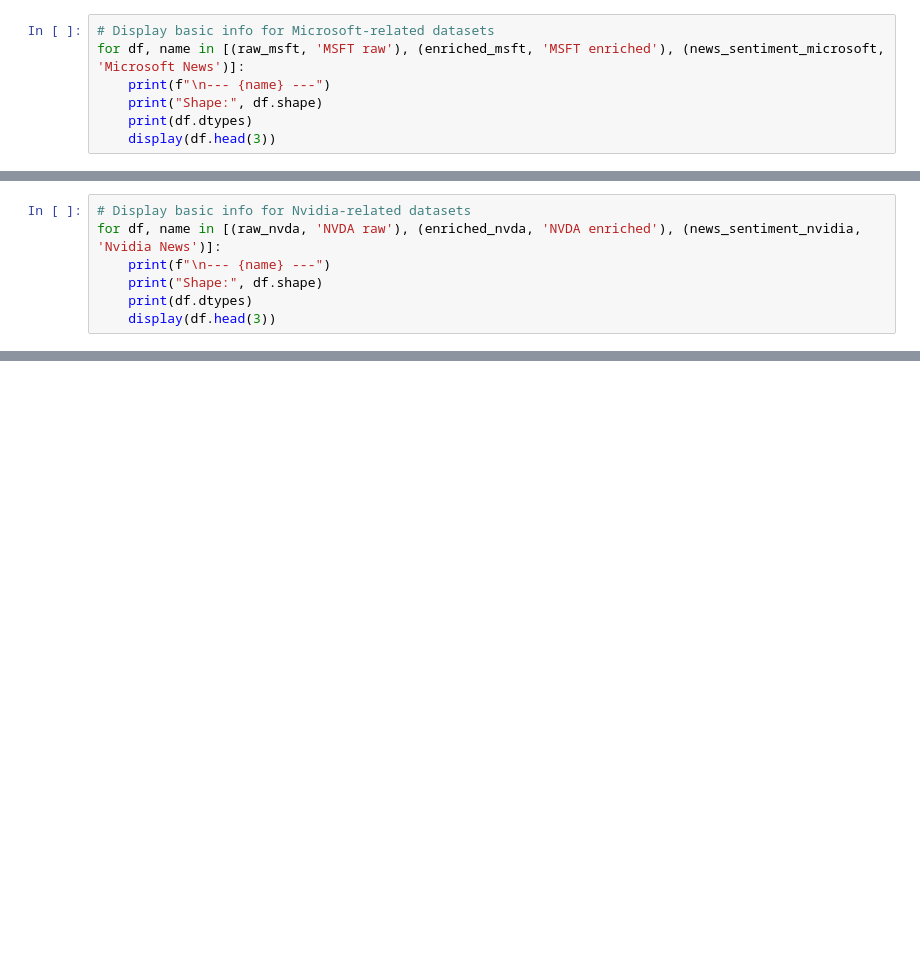
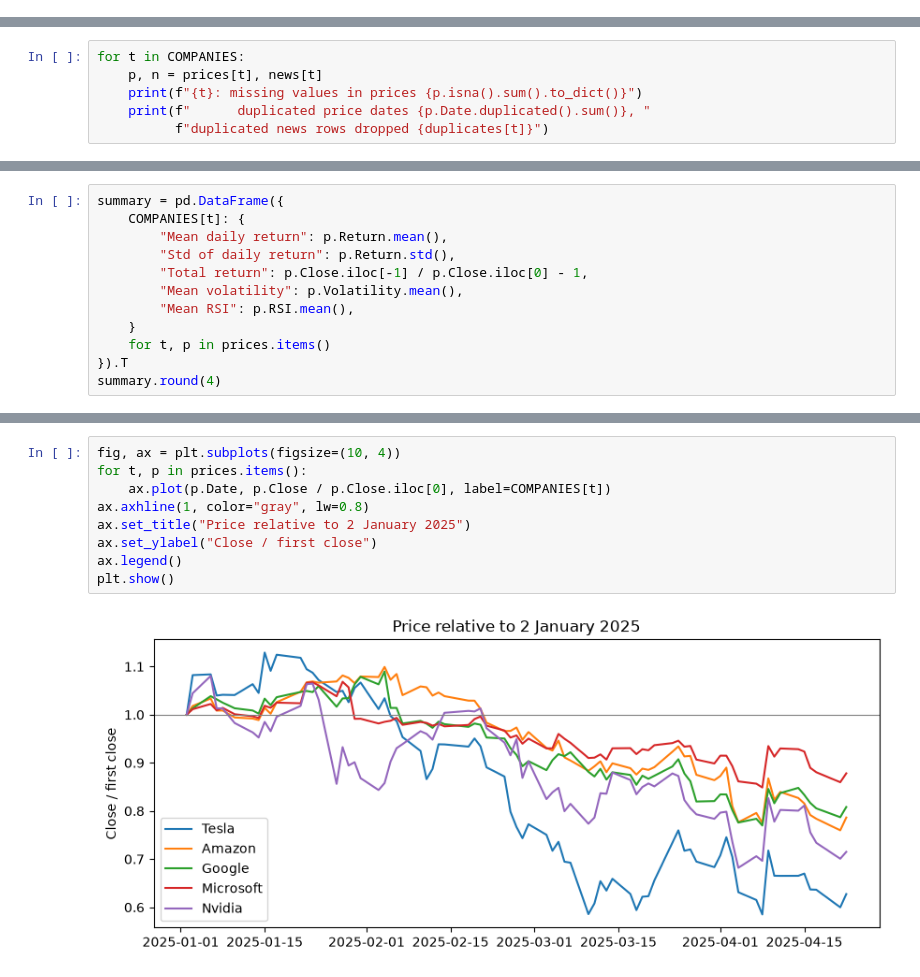
Before and after one commit to ayberkarpaci/DSA210-Project, a Jupyter notebook: Exploratory Data Analysis and Hypothesis Testing.ipynb, the cells around one changed output, grey strips where cells are left out. Cells and saved outputs as stored; diff of their text form; blank space fills up the shorter version.

```diff
--- a/Exploratory Data Analysis and Hypothesis Testing.ipynb
+++ b/Exploratory Data Analysis and Hypothesis Testing.ipynb
@@ -185,7 +0,0 @@ dtype: object
-# %%
-# Display basic info for Microsoft-related datasets
-for df, name in [(raw_msft, 'MSFT raw'), (enriched_msft, 'MSFT enriched'), (news_sentiment_microsoft, 'Microsoft News')]:
-    print(f"\n--- {name} ---")
-    print("Shape:", df.shape)
-    print(df.dtypes)
-    display(df.head(3))
@@ -237,7 +0,0 @@ dtype: object
-# %%
-# Display basic info for Nvidia-related datasets
-for df, name in [(raw_nvda, 'NVDA raw'), (enriched_nvda, 'NVDA enriched'), (news_sentiment_nvidia, 'Nvidia News')]:
-    print(f"\n--- {name} ---")
-    print("Shape:", df.shape)
-    print(df.dtypes)
-    display(df.head(3))
@@ -1283,0 +64,6 @@ Companies should focus on delivering real AI-driven results to positively impact
+# %%
+for t in COMPANIES:
+    p, n = prices[t], news[t]
+    print(f"{t}: missing values in prices {p.isna().sum().to_dict()}")
+    print(f"      duplicated price dates {p.Date.duplicated().sum()}, "
+          f"duplicated news rows dropped {duplicates[t]}")
@@ -1283,0 +102,12 @@ Companies should focus on delivering real AI-driven results to positively impact
+# %%
+summary = pd.DataFrame({
+    COMPANIES[t]: {
+        "Mean daily return": p.Return.mean(),
+        "Std of daily return": p.Return.std(),
+        "Total return": p.Close.iloc[-1] / p.Close.iloc[0] - 1,
+        "Mean volatility": p.Volatility.mean(),
+        "Mean RSI": p.RSI.mean(),
+    }
+    for t, p in prices.items()
+}).T
+summary.round(4)
@@ -1283,0 +121,11 @@ Companies should focus on delivering real AI-driven results to positively impact
+# %%
+fig, ax = plt.subplots(figsize=(10, 4))
+for t, p in prices.items():
+    ax.plot(p.Date, p.Close / p.Close.iloc[0], label=COMPANIES[t])
+ax.axhline(1, color="gray", lw=0.8)
+ax.set_title("Price relative to 2 January 2025")
+ax.set_ylabel("Close / first close")
+ax.legend()
+plt.show()
+# %% [output]
+[figure, added]
```
Also changed, not shown: parts of 56 cells of this notebook.
